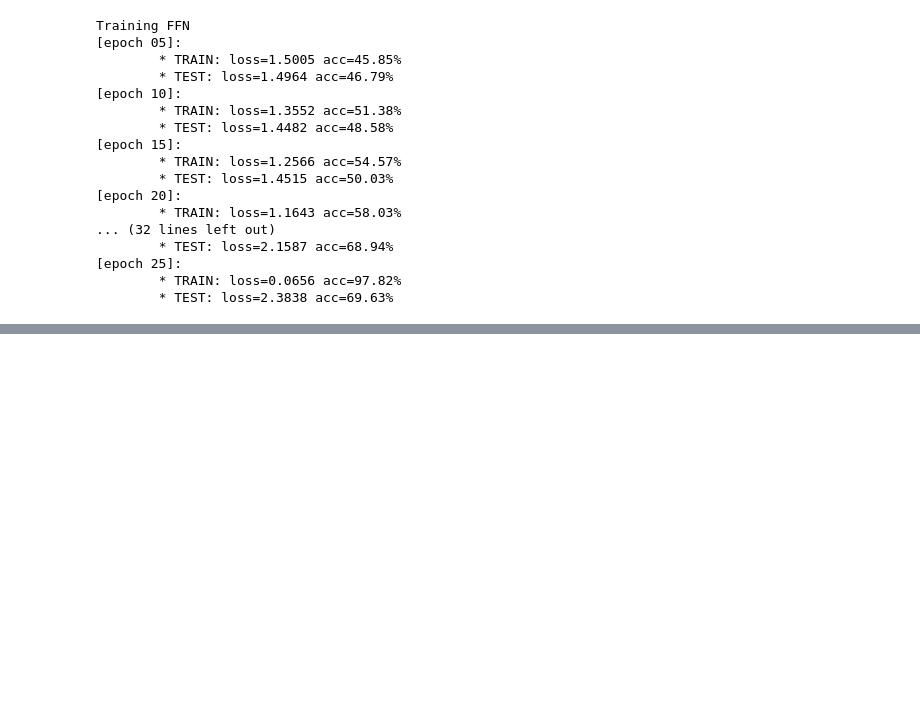
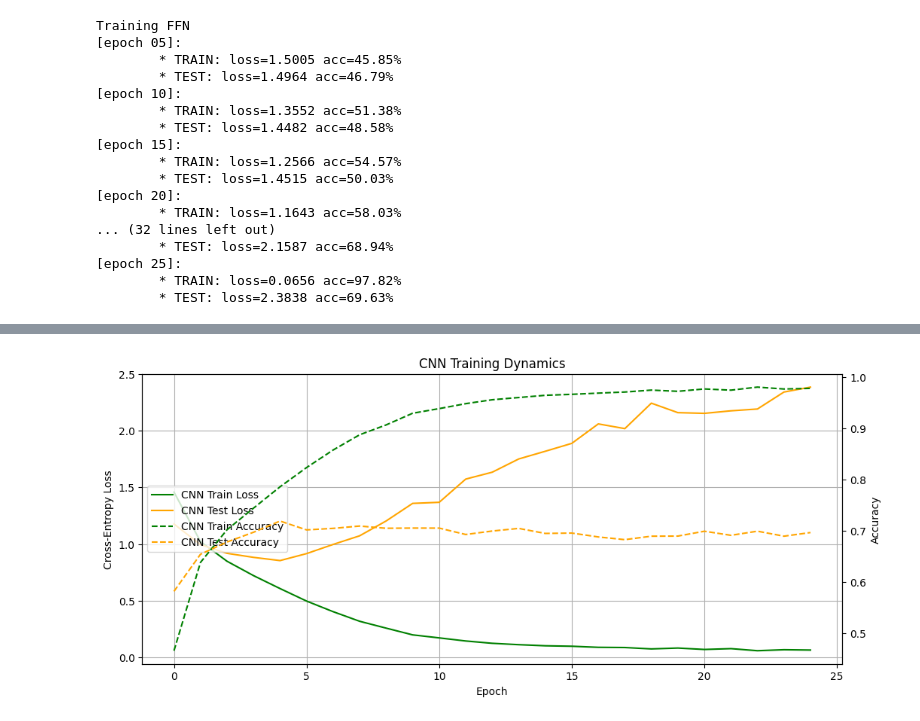
Before and after one commit to wtheisen/nd-cse-10124-lectures, a Jupyter notebook: Notebooks/Lecture_10-5_Convolutional_Neural_Networks.ipynb, the cells around one changed output, grey strips where cells are left out. Drawn from its saved outputs; the diff is of its cells as text; code cells hidden in the pictures; blank space fills up the shorter version.

Commit message:
Adding p big training set

```diff
--- a/Notebooks/Lecture_10-5_Convolutional_Neural_Networks.ipynb
+++ b/Notebooks/Lecture_10-5_Convolutional_Neural_Networks.ipynb
@@ -292,0 +293,29 @@ plt.show()
+# %%
+# @title Training Dynamics Grapher
+import matplotlib.pyplot as plt
+
+fig, ax1 = plt.subplots(figsize=(12,5))
+ax2 = ax1.twinx()
+
+model_name = 'CNN'
+model_contents = models['CNN']
+
+ax1.plot(model_contents['train_losses'], label=f"{model_name} Train Loss", color='green')
+ax1.plot(model_contents['test_losses'], label=f"{model_name} Test Loss", color='orange')
+ax2.plot(model_contents['train_accs'], label=f"{model_name} Train Accuracy", linestyle="dashed", color='green')
+ax2.plot(model_contents['test_accs'], label=f"{model_name} Test Accuracy", linestyle="dashed", color='orange')
+
+ax1.set_xlabel("Epoch")
+ax1.set_ylabel("Cross-Entropy Loss")
+ax1.grid(True)
+ax2.set_ylabel("Accuracy")
+
+# Combine legends from both axes
+lines, labels = ax1.get_legend_handles_labels()
+lines2, labels2 = ax2.get_legend_handles_labels()
+ax1.legend(lines + lines2, labels + labels2, loc="center left")
+
+plt.title("CNN Training Dynamics")
+plt.show()
+# %% [output]
+[figure, added]
```
Also changed, not shown: parts of 1 cell of this notebook, 8 other files.
